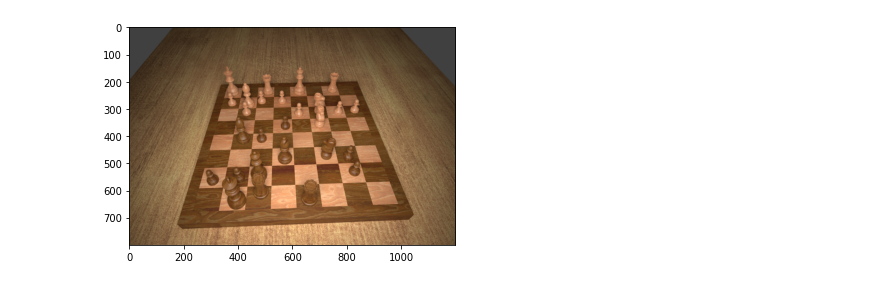
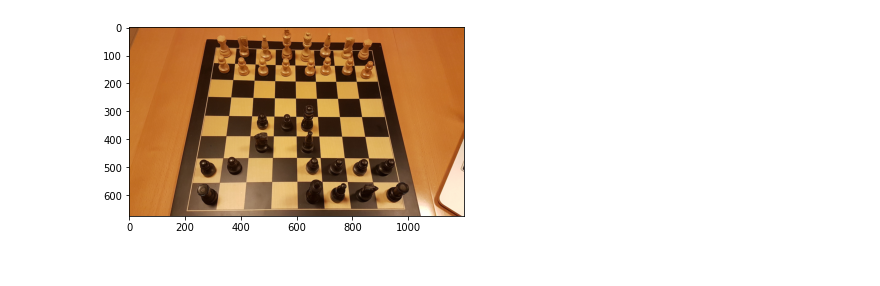
Before and after one commit to georg-wolflein/chesscog, a Jupyter notebook: notebooks/corner_detection.ipynb, the cells around one changed output. Saved outputs shown, nothing was run; the diff lists cells and outputs as text; code cells hidden in the pictures.

```diff
--- a/notebooks/corner_detection.ipynb
+++ b/notebooks/corner_detection.ipynb
@@ -43,15 +43,20 @@ def show(img):
 # %%
 filename = "/Users/georg/chess_data/render/train/0064.png"
 #filename = "/Users/georg/chess_data/render/train/2869.png"
+filename = "/Users/georg/chess_data/render/train/4798.png"
+filename = "/Users/georg/chess_data/render/train/3664.png"
+filename = "/Users/georg/chess_data/render/train/1908.png"
+filename = "/Users/georg/chess_data/render/train/1041.png"
+filename = "/Users/georg/chess_data/render/test/3291.png"
+filename = "/Users/georg/chess_data/render/train/2329.png"
+filename = "/Users/georg/chess_data/render/train/3387.png"
+filename = "/Users/georg/Desktop/IMG_0755.jpg"
 filename = "/Users/georg/Desktop/b06.jpg"
-filename = "/Users/georg/Desktop/IMG_0755.jpg"
-filename = "/Users/georg/chess_data/render/train/4798.png"
-filename = "/Users/georg/chess_data/render/train/4029.png"
 img = cv2.imread(filename)
 img, img_scale = resize_image(cfg, img)
 show(img)
 # %% [output]
-[figure, old version]
+[figure, new version]
 # %%
 gray = cv2.cvtColor(img, cv2.COLOR_BGR2GRAY)
 
```
Also changed, not shown: parts of 18 cells of this notebook.
